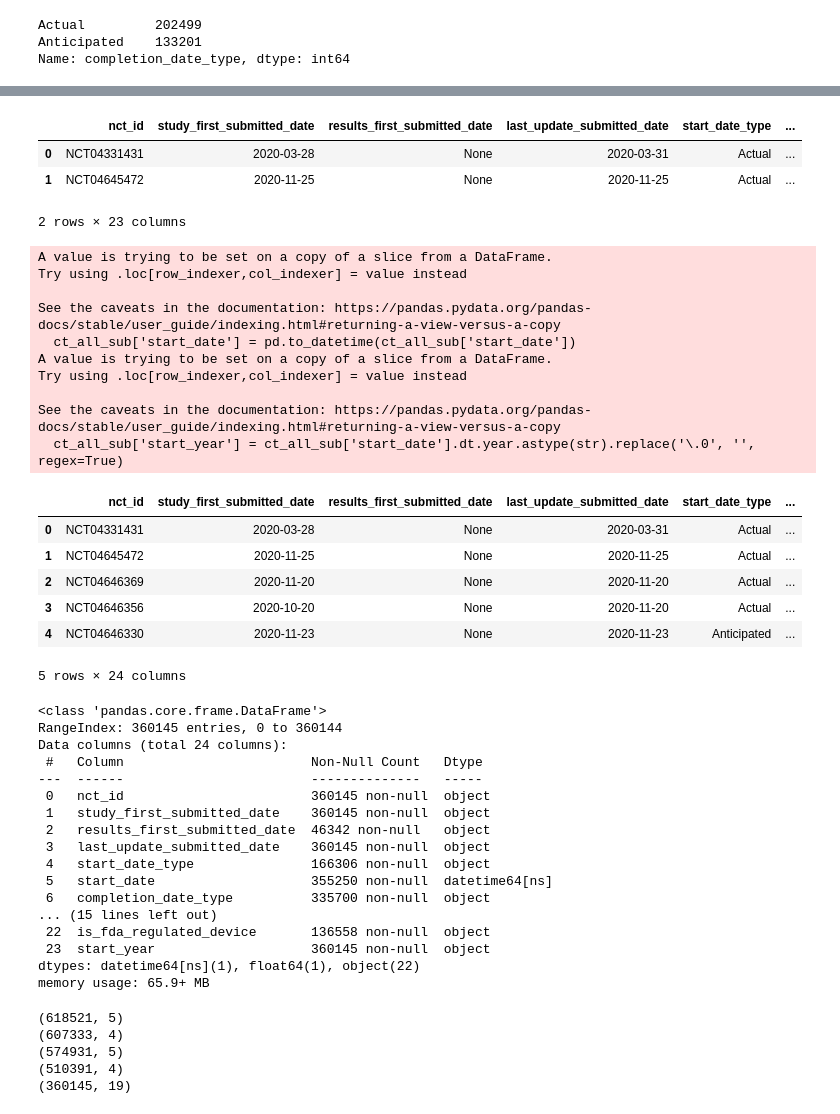
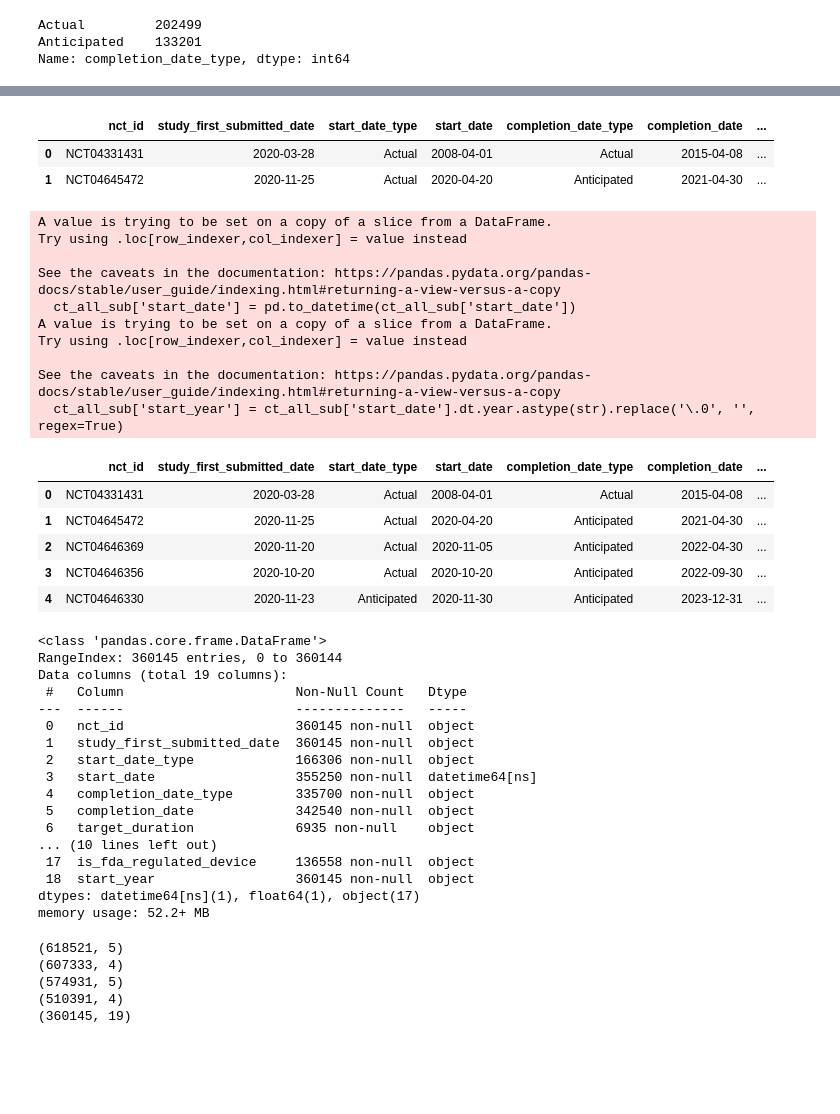
Before and after one commit to katiek74/capstone, a Jupyter notebook: notebooks/CTgov_data_download_and_transformation.ipynb, the cells around one changed output, grey strips where cells are left out. Saved outputs shown, nothing was run; the diff lists cells and outputs as text; code cells hidden in the pictures; blank space fills up the shorter version.

```diff
--- a/notebooks/CTgov_data_download_and_transformation.ipynb
+++ b/notebooks/CTgov_data_download_and_transformation.ipynb
@@ -83,39 +97,33 @@ Name: nct_id, dtype: int64
 # %%
 #select columns to focus on for ct_all dataset, will pull in more info from other tables in SQL once this is done:
 
 ct_all_sub = ct_all[[
  'nct_id',
  'study_first_submitted_date',
- 'results_first_submitted_date',
- 'last_update_submitted_date',
  'start_date_type',
  'start_date',
  'completion_date_type',
  'completion_date',
- 'results_first_posted_date',
  'target_duration',
  'study_type',
  'brief_title',
  'official_title',
  'overall_status',
  'phase',
  'enrollment',
  'enrollment_type',
  'source',
- 'limitations_and_caveats',
  'why_stopped',
- 'has_expanded_access',
  'is_fda_regulated_drug',
  'is_fda_regulated_device'
 ]]
 
 
 ct_all_sub.head(2)
 # %% [output]
-|  | nct_id | study_first_submitted_date | results_first_submitted_date | last_update_submitted_date | start_date_type | ... |
-| 0 | NCT04331431 | 2020-03-28 | None | 2020-03-31 | Actual | ... |
-| 1 | NCT04645472 | 2020-11-25 | None | 2020-11-25 | Actual | ... |
+|  | nct_id | study_first_submitted_date | start_date_type | start_date | completion_date_type | completion_date | ... |
+| 0 | NCT04331431 | 2020-03-28 | Actual | 2008-04-01 | Actual | 2015-04-08 | ... |
+| 1 | NCT04645472 | 2020-11-25 | Actual | 2020-04-20 | Anticipated | 2021-04-30 | ... |
-2 rows × 23 columns
 # %%
 #add year column for start_date, ignoring the warning for now:
 
@@ -134,33 +142,32 @@ Try using .loc[row_indexer,col_indexer] = value instead
 
 See the caveats in the documentation: https://pandas.pydata.org/pandas-docs/stable/user_guide/indexing.html#returning-a-view-versus-a-copy
   ct_all_sub['start_year'] = ct_all_sub['start_date'].dt.year.astype(str).replace('\.0', '', regex=True)
-|  | nct_id | study_first_submitted_date | results_first_submitted_date | last_update_submitted_date | start_date_type | ... |
-| 0 | NCT04331431 | 2020-03-28 | None | 2020-03-31 | Actual | ... |
-| 1 | NCT04645472 | 2020-11-25 | None | 2020-11-25 | Actual | ... |
-| 2 | NCT04646369 | 2020-11-20 | None | 2020-11-20 | Actual | ... |
-| 3 | NCT04646356 | 2020-10-20 | None | 2020-11-20 | Actual | ... |
-| 4 | NCT04646330 | 2020-11-23 | None | 2020-11-23 | Anticipated | ... |
+|  | nct_id | study_first_submitted_date | start_date_type | start_date | completion_date_type | completion_date | ... |
+| 0 | NCT04331431 | 2020-03-28 | Actual | 2008-04-01 | Actual | 2015-04-08 | ... |
+| 1 | NCT04645472 | 2020-11-25 | Actual | 2020-04-20 | Anticipated | 2021-04-30 | ... |
+| 2 | NCT04646369 | 2020-11-20 | Actual | 2020-11-05 | Anticipated | 2022-04-30 | ... |
+| 3 | NCT04646356 | 2020-10-20 | Actual | 2020-10-20 | Anticipated | 2022-09-30 | ... |
+| 4 | NCT04646330 | 2020-11-23 | Anticipated | 2020-11-30 | Anticipated | 2023-12-31 | ... |
-5 rows × 24 columns
 # %%
 ct_all_sub.info()
 # %% [output]
 <class 'pandas.core.frame.DataFrame'>
 RangeIndex: 360145 entries, 0 to 360144
-Data columns (total 24 columns):
- #   Column                        Non-Null Count   Dtype
----  ------                        --------------   -----
- 0   nct_id                        360145 non-null  object
- 1   study_first_submitted_date    360145 non-null  object
- 2   results_first_submitted_date  46342 non-null   object
- 3   last_update_submitted_date    360145 non-null  object
- 4   start_date_type               166306 non-null  object
- 5   start_date                    355250 non-null  datetime64[ns]
- 6   completion_date_type          335700 non-null  object
-... (15 lines left out)
- 22  is_fda_regulated_device       136558 non-null  object
- 23  start_year                    360145 non-null  object
-dtypes: datetime64[ns](1), float64(1), object(22)
-memory usage: 65.9+ MB
+Data columns (total 19 columns):
+ #   Column                      Non-Null Count   Dtype
+---  ------                      --------------   -----
+ 0   nct_id                      360145 non-null  object
+ 1   study_first_submitted_date  360145 non-null  object
+ 2   start_date_type             166306 non-null  object
+ 3   start_date                  355250 non-null  datetime64[ns]
+ 4   completion_date_type        335700 non-null  object
+ 5   completion_date             342540 non-null  object
+ 6   target_duration             6935 non-null    object
+... (10 lines left out)
+ 17  is_fda_regulated_device     136558 non-null  object
+ 18  start_year                  360145 non-null  object
+dtypes: datetime64[ns](1), float64(1), object(17)
+memory usage: 52.2+ MB
 # %%
 #pull in interventions, conditions, sponsors, countries, and calculated_values tables from SQL and check how many records in each:
 
```
Also changed, not shown: parts of 39 cells of this notebook, 1 other file.
